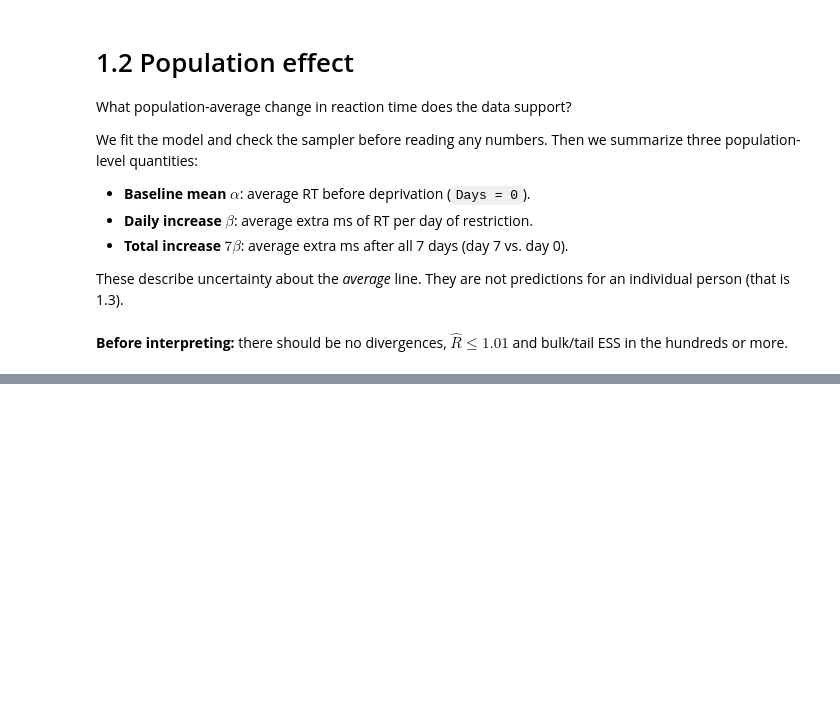
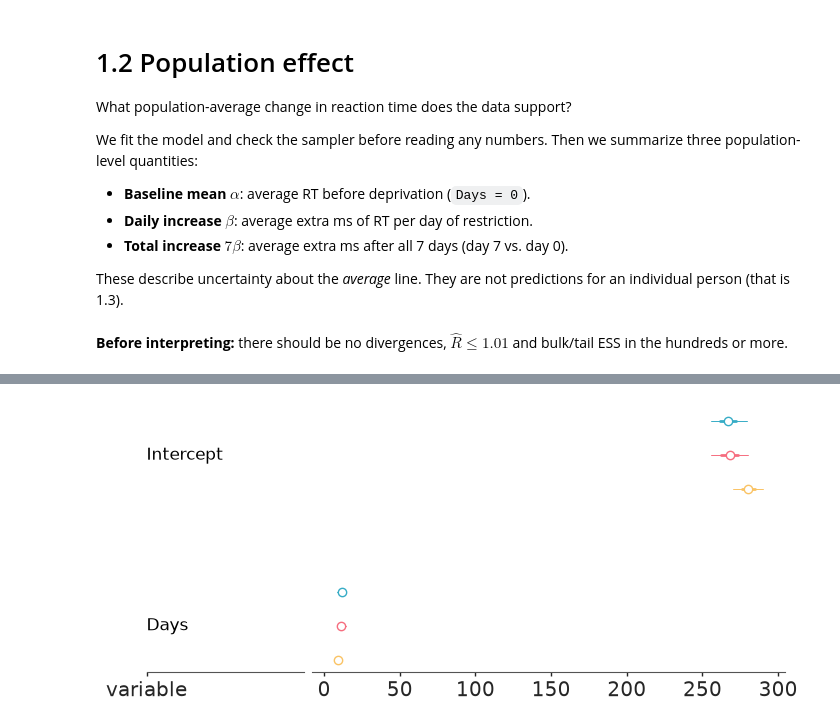
Before and after one commit to EnzonioBanderas/BayesianShortCourse, a Jupyter notebook: sleep/01_linear_baseline.ipynb, the cells around one changed output, grey strips where cells are left out. Saved outputs shown, nothing was run; the diff lists cells and outputs as text; code cells hidden in the pictures; blank space fills up the shorter version.

```diff
--- a/sleep/01_linear_baseline.ipynb
+++ b/sleep/01_linear_baseline.ipynb
@@ -316,0 +290,18 @@ What important structure in the data does this population-average model fail to
+# %%
+alt_intercept_priors = {
+    "Vague intercept N(250, 500)": bmb.Prior("Normal", mu=250, sigma=500),
+    "Confident intercept N(300, 10)": bmb.Prior("Normal", mu=300, sigma=10),
+}
+
+fits = {"Literature prior N(250, 30)": idata}
+for label, intercept_prior in alt_intercept_priors.items():
+    alt_model = bmb.Model(
+        "Reaction ~ Days", sleep, priors={**priors, "Intercept": intercept_prior}, center_predictors=False
+    )
+    fits[label] = alt_model.fit(draws=1000, chains=4, random_seed=RANDOM_SEED, progressbar=False)
+    print(f"{label}: divergences = {int(fits[label]['sample_stats']['diverging'].sum())}")
+
+pd.concat(
+    {label: azs.summary(fit, var_names=["Intercept", "Days"], kind="stats", ci_prob=0.9, ci_kind="hdi", round_to=1)
+     for label, fit in fits.items()}
+)
@@ -316,0 +326,4 @@ What important structure in the data does this population-average model fail to
+# %%
+azp.plot_forest(fits, var_names=["Intercept", "Days"], combined=True, figure_kwargs={"figsize": (7, 3)});
+# %% [output]
+[figure, added]
```
Also changed, not shown: parts of 34 cells of this notebook.
